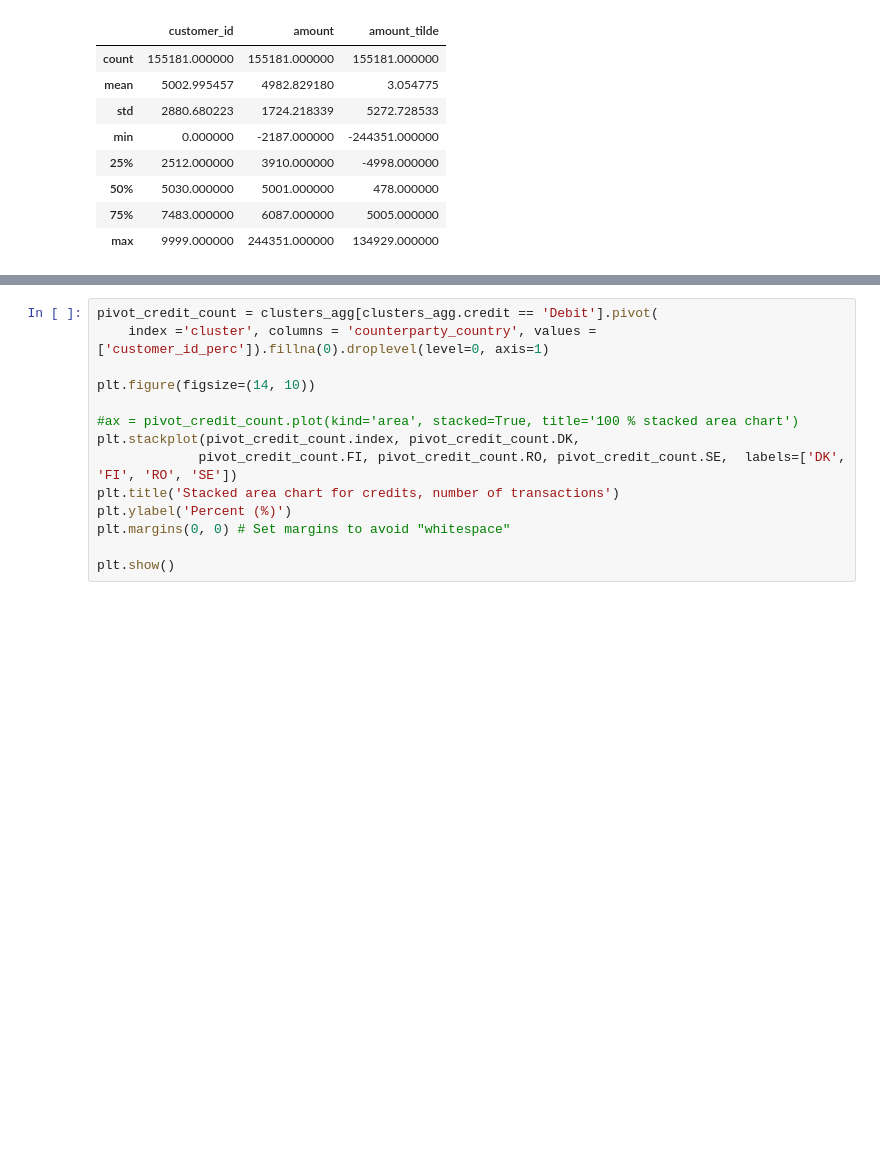
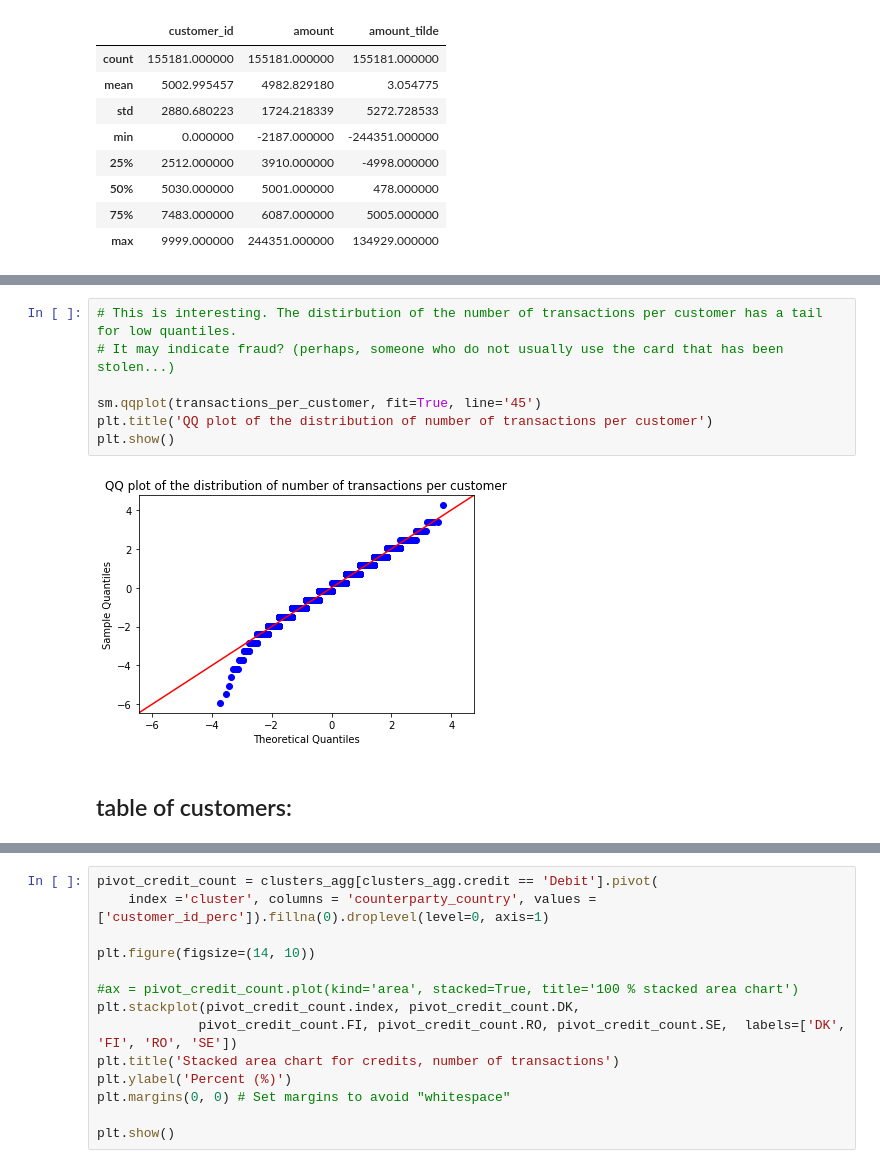
Before and after one commit to maurizio-ragusa/outlier_analysis, a Jupyter notebook: outlier_analysis.ipynb, the cells around one changed output, grey strips where cells are left out. Saved outputs shown, nothing was run; the diff lists cells and outputs as text; blank space fills up the shorter version.

```diff
--- a/outlier_analysis.ipynb
+++ b/outlier_analysis.ipynb
@@ -220,0 +70,11 @@ plt.show()
+# %%
+# This is interesting. The distirbution of the number of transactions per customer has a tail for low quantiles.
+# It may indicate fraud? (perhaps, someone who do not usually use the card that has been stolen...)
+
+sm.qqplot(transactions_per_customer, fit=True, line='45')
+plt.title('QQ plot of the distribution of number of transactions per customer')
+plt.show()
+# %% [output]
+[figure, added]
+# %% [markdown]
+## table of customers:
```
Also changed, not shown: parts of 108 cells of this notebook.
